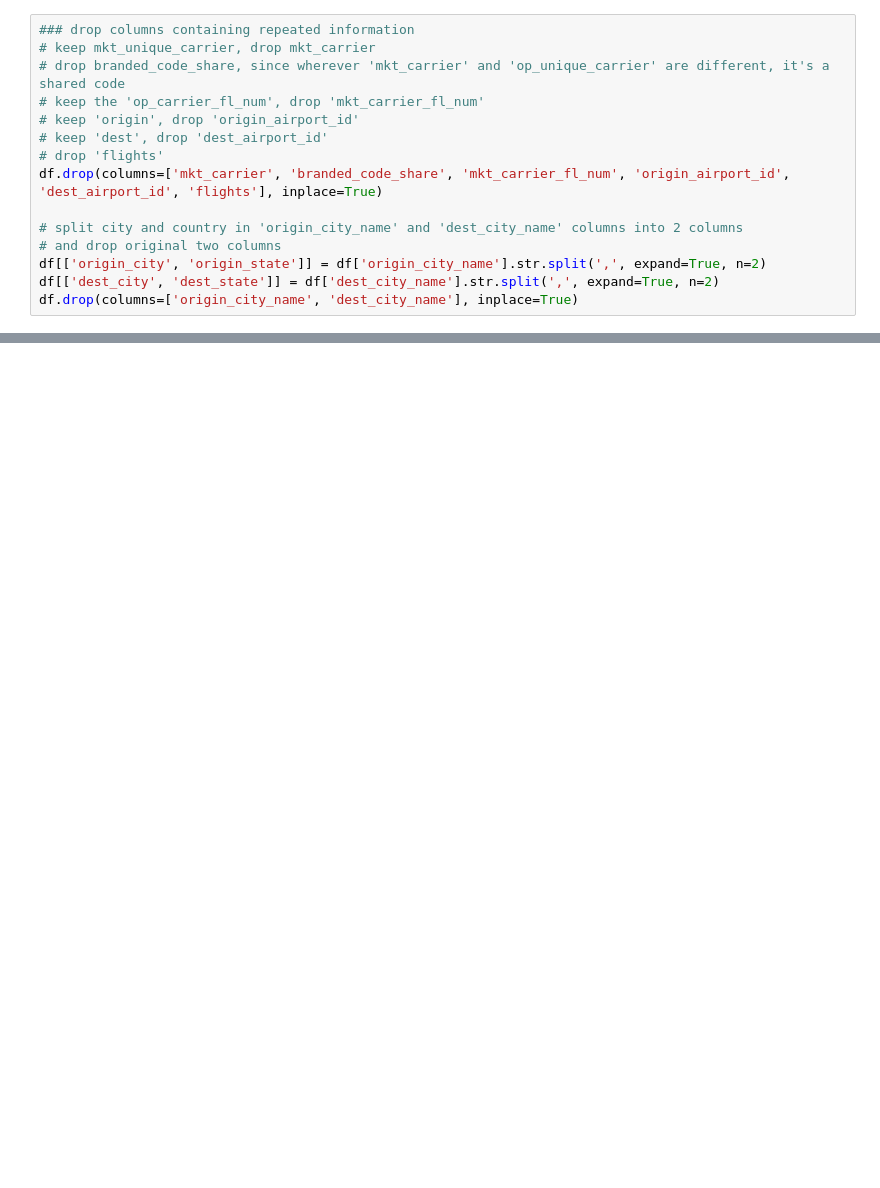
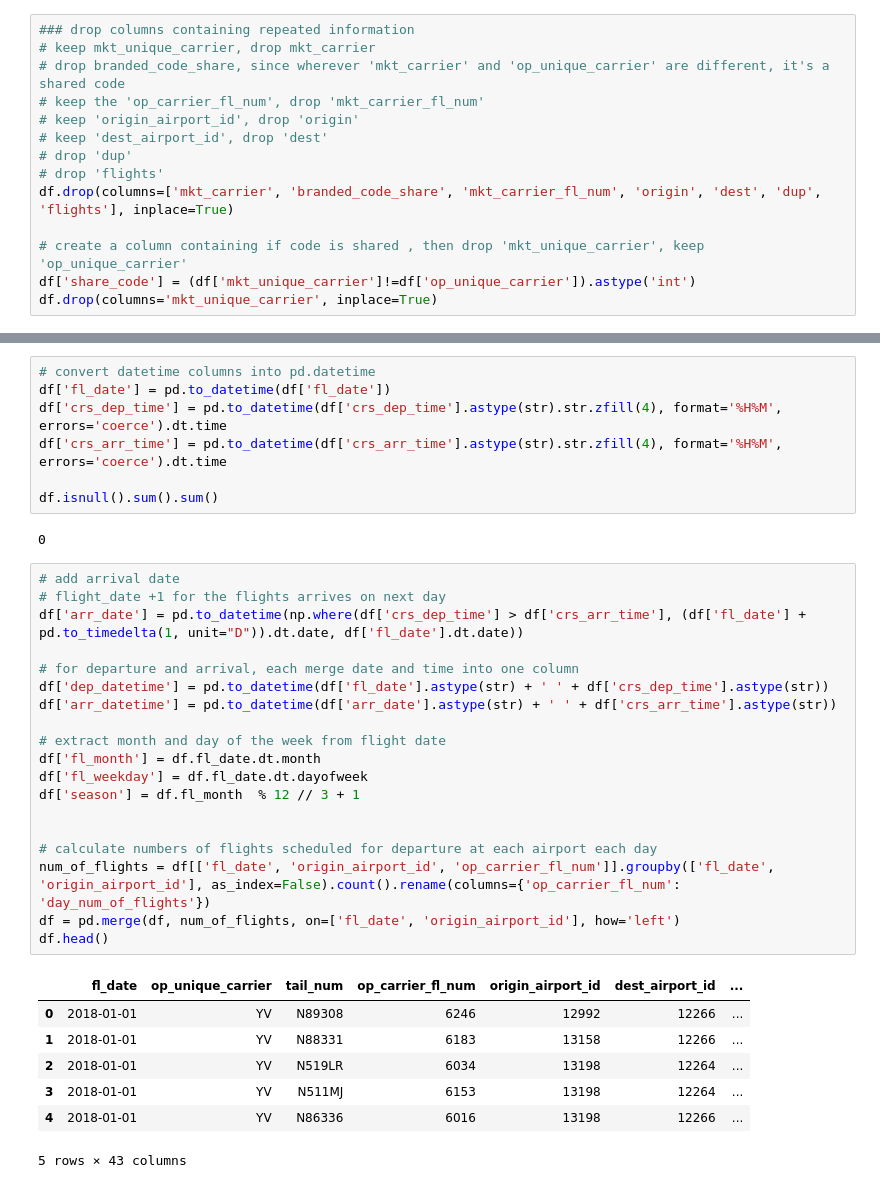
Before and after one commit to DDDDDDaisyS/LHL_Midterm_Project_Flights_Delay_Prediction, a Jupyter notebook: experiments/data_cleaning_and_feature_engineering.ipynb, the cells around one changed output, grey strips where cells are left out. Drawn from its saved outputs; the diff is of its cells as text; blank space fills up the shorter version.

```diff
--- a/experiments/data_cleaning_and_feature_engineering.ipynb
+++ b/experiments/data_cleaning_and_feature_engineering.ipynb
@@ -174,13 +144,12 @@ Name: flights, dtype: int64
 # keep mkt_unique_carrier, drop mkt_carrier
 # drop branded_code_share, since wherever 'mkt_carrier' and 'op_unique_carrier' are different, it's a shared code
 # keep the 'op_carrier_fl_num', drop 'mkt_carrier_fl_num'
-# keep 'origin', drop 'origin_airport_id'
-# keep 'dest', drop 'dest_airport_id'
+# keep 'origin_airport_id', drop 'origin'
+# keep 'dest_airport_id', drop 'dest'
+# drop 'dup'
 # drop 'flights'
-df.drop(columns=['mkt_carrier', 'branded_code_share', 'mkt_carrier_fl_num', 'origin_airport_id', 'dest_airport_id', 'flights'], inplace=True)
+df.drop(columns=['mkt_carrier', 'branded_code_share', 'mkt_carrier_fl_num', 'origin', 'dest', 'dup', 'flights'], inplace=True)
 
-# split city and country in 'origin_city_name' and 'dest_city_name' columns into 2 columns
-# and drop original two columns
-df[['origin_city', 'origin_state']] = df['origin_city_name'].str.split(',', expand=True, n=2)
-df[['dest_city', 'dest_state']] = df['dest_city_name'].str.split(',', expand=True, n=2)
-df.drop(columns=['origin_city_name', 'dest_city_name'], inplace=True)
+# create a column containing if code is shared , then drop 'mkt_unique_carrier', keep 'op_unique_carrier'
+df['share_code'] = (df['mkt_unique_carrier']!=df['op_unique_carrier']).astype('int')
+df.drop(columns='mkt_unique_carrier', inplace=True)
@@ -200,0 +166,36 @@ df.head()
+# %%
+# convert datetime columns into pd.datetime
+df['fl_date'] = pd.to_datetime(df['fl_date'])
+df['crs_dep_time'] = pd.to_datetime(df['crs_dep_time'].astype(str).str.zfill(4), format='%H%M', errors='coerce').dt.time
+df['crs_arr_time'] = pd.to_datetime(df['crs_arr_time'].astype(str).str.zfill(4), format='%H%M', errors='coerce').dt.time
+
+df.isnull().sum().sum()
+# %% [output]
+0
+# %%
+# add arrival date
+# flight_date +1 for the flights arrives on next day
+df['arr_date'] = pd.to_datetime(np.where(df['crs_dep_time'] > df['crs_arr_time'], (df['fl_date'] + pd.to_timedelta(1, unit="D")).dt.date, df['fl_date'].dt.date))
+
+# for departure and arrival, each merge date and time into one column
+df['dep_datetime'] = pd.to_datetime(df['fl_date'].astype(str) + ' ' + df['crs_dep_time'].astype(str))
+df['arr_datetime'] = pd.to_datetime(df['arr_date'].astype(str) + ' ' + df['crs_arr_time'].astype(str))
+
+# extract month and day of the week from flight date
+df['fl_month'] = df.fl_date.dt.month
+df['fl_weekday'] = df.fl_date.dt.dayofweek
+df['season'] = df.fl_month  % 12 // 3 + 1
+
+
+# calculate numbers of flights scheduled for departure at each airport each day
+num_of_flights = df[['fl_date', 'origin_airport_id', 'op_carrier_fl_num']].groupby(['fl_date', 'origin_airport_id'], as_index=False).count().rename(columns={'op_carrier_fl_num': 'day_num_of_flights'})
+df = pd.merge(df, num_of_flights, on=['fl_date', 'origin_airport_id'], how='left')
+df.head()
+# %% [output]
+|  | fl_date | op_unique_carrier | tail_num | op_carrier_fl_num | origin_airport_id | dest_airport_id | ... |
+| 0 | 2018-01-01 | YV | N89308 | 6246 | 12992 | 12266 | ... |
+| 1 | 2018-01-01 | YV | N88331 | 6183 | 13158 | 12266 | ... |
+| 2 | 2018-01-01 | YV | N519LR | 6034 | 13198 | 12264 | ... |
+| 3 | 2018-01-01 | YV | N511MJ | 6153 | 13198 | 12264 | ... |
+| 4 | 2018-01-01 | YV | N86336 | 6016 | 13198 | 12266 | ... |
+5 rows × 43 columns
```
Also changed, not shown: parts of 38 cells of this notebook, 1 other file.
